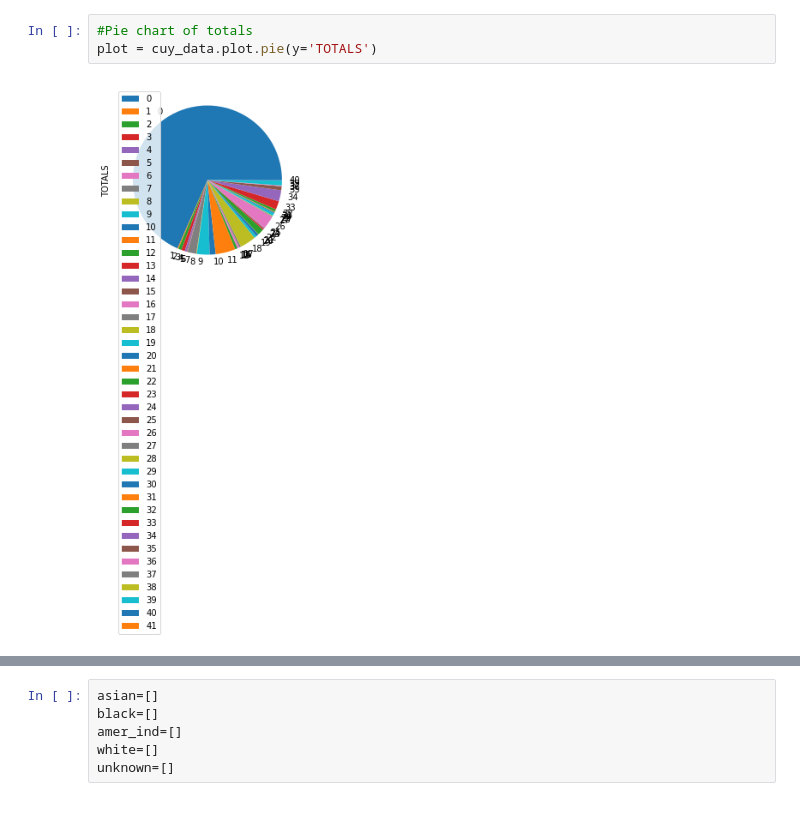
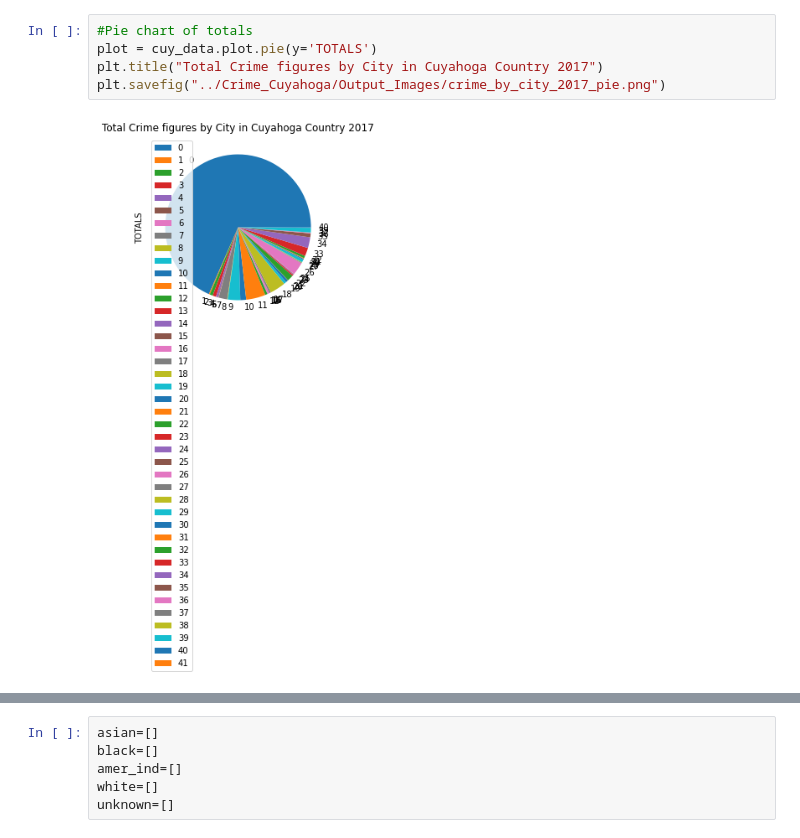
Before and after one commit to drjulie2105/Group_Project_1, a Jupyter notebook: Crime_Cuyahoga/crime_cuy.ipynb, the cells around one changed output, grey strips where cells are left out. Drawn from its saved outputs; the diff is of its cells as text; blank space fills up the shorter version.

```diff
--- a/Crime_Cuyahoga/crime_cuy.ipynb
+++ b/Crime_Cuyahoga/crime_cuy.ipynb
@@ -132,7 +134,9 @@ cuy_data.head()
 # %%
 #Pie chart of totals
 plot = cuy_data.plot.pie(y='TOTALS')
+plt.title("Total Crime figures by City in Cuyahoga Country 2017")
+plt.savefig("../Crime_Cuyahoga/Output_Images/crime_by_city_2017_pie.png")
 # %% [output]
-[figure, old version]
+[figure, new version]
 # %%
 cuy_data.plot.bar(x="AGENCY NAME", y="POPULATION")
```
Also changed, not shown: parts of 50 cells of this notebook.
